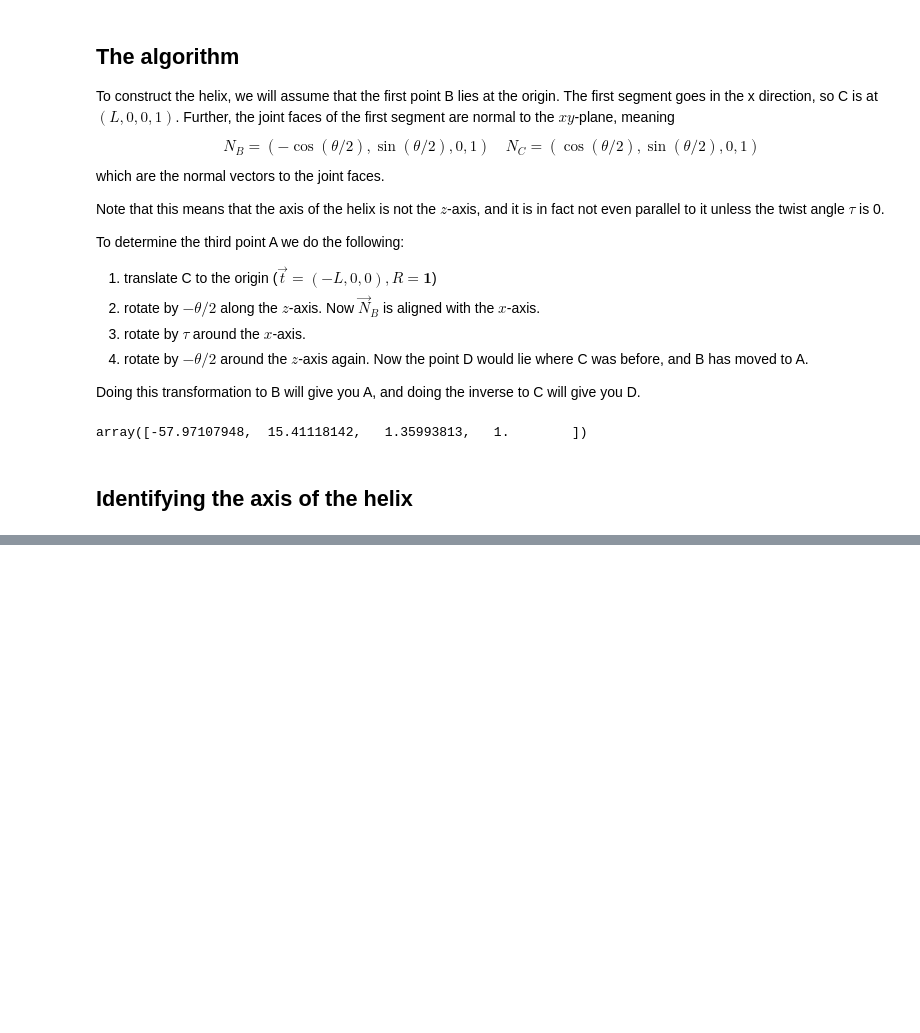
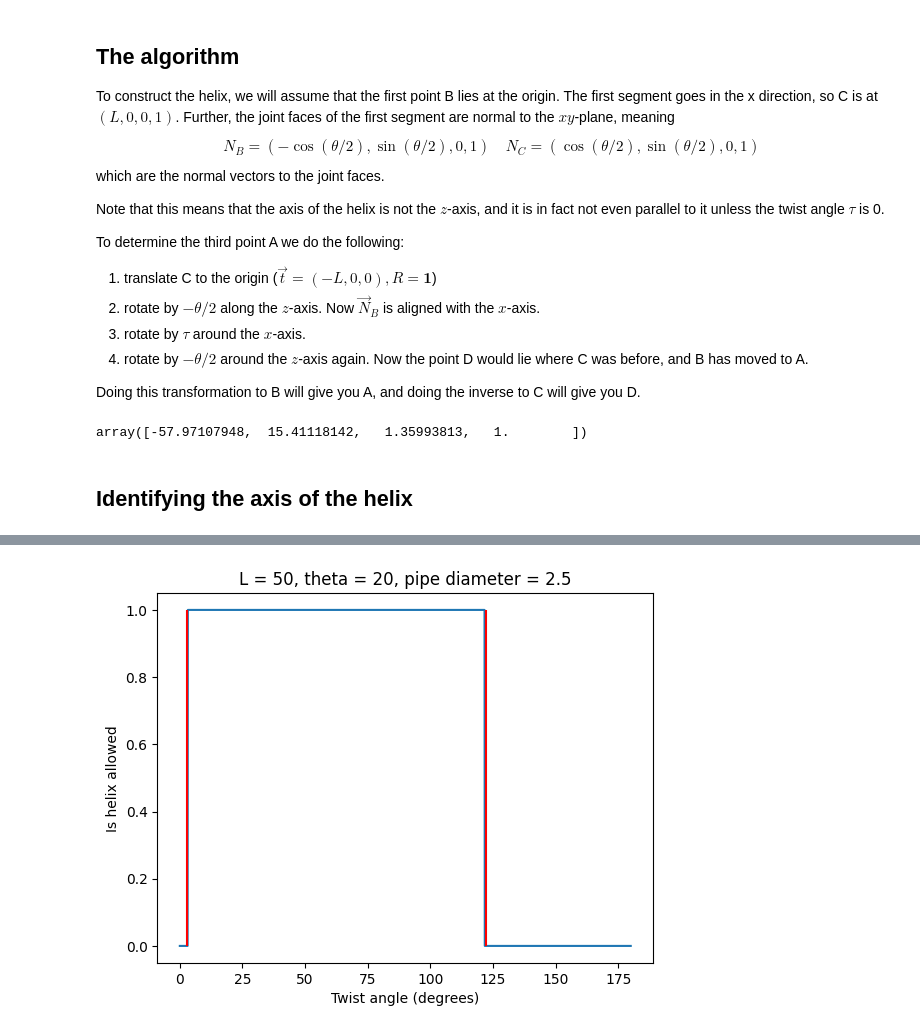
Before and after one commit to jocelas/spiral, a Jupyter notebook: Joint_face_normal_method.ipynb, the cells around one changed output, grey strips where cells are left out. Drawn from its saved outputs; the diff is of its cells as text; code cells hidden in the pictures; blank space fills up the shorter version.

Commit message:
Fixed that you do not have to input an initial point anymore, and also added a function that calculatates the allowed twist angles

```diff
--- a/Joint_face_normal_method.ipynb
+++ b/Joint_face_normal_method.ipynb
@@ -280,6 +207,70 @@ True
-# %%
-def is_helix_wide_enough(radius, pipe_diameter, eps = 1):
-    if radius > pipe_diameter / 2 + eps:
-        return True
-    else:
-        return False
+# %%
+def is_helix_allowed(L, theta, tau, pipe_diameter, eps_wide = 3, eps_loose = 3):
+    return is_helix_loose_enough(L, theta, tau, pipe_diameter, eps = eps_loose) * is_helix_wide_enough(L, theta, tau, pipe_diameter, eps = eps_wide)
+
+tautau = np.arange(0.1,180,0.1)
+L = 50
+theta = 20
+helix_possible = np.zeros(len(tautau), dtype = int)
+pipe_diameter = 2.5
+for i, tau in enumerate(tautau):
+    helix_possible[i] = is_helix_allowed(L, theta, tau, pipe_diameter)
+
+
+def find_allowed_twist_range(L, theta, pipe_diameter, accuracy = 0.1):
+    def toggle(truth):
+        if truth:
+            return False
+        else:
+            return True
+
+    taumin = 0
+    taumax = 0
+    eps = 1
+    direction = 1
+    want = True
+
+    while eps > accuracy:
+        if taumin > 180:
+            taumin = None
+            taumax = None
+            return taumin, taumax
+        if taumin < 0:
+            taumin = -1
+            break
+        taumin = taumin + direction * eps
+        possible = is_helix_allowed(L, theta, taumin, pipe_diameter)
+        if possible == want:
+            eps /= 2
+            direction *= -1
+            want = toggle(want)
+            if want:
+                taumax = taumin
+
+    direction = 1
+    eps = 0.5
+    want = False
+
+    while eps > accuracy:
+        taumax = taumax + direction * eps
+        possible = is_helix_allowed(L, theta, taumax, pipe_diameter)
+        if possible == want:
+            eps /= 2
+            direction *= -1
+            toggle(want)
+
+    return taumin, taumax
+
+taumin, taumax = find_allowed_twist_range(L, theta, pipe_diameter)
+
+
+
+
+plt.plot(tautau, helix_possible)
+plt.xlabel("Twist angle (degrees)")
+plt.ylabel("Is helix allowed")
+plt.title(f"L = {L}, theta = {theta}, pipe diameter = {pipe_diameter}")
+plt.vlines([taumin, taumax], 0,1, colors = 'red')
+plt.show()
+# %% [output]
+[figure, added]
```
Also changed, not shown: parts of 7 cells of this notebook, 3 other files.
